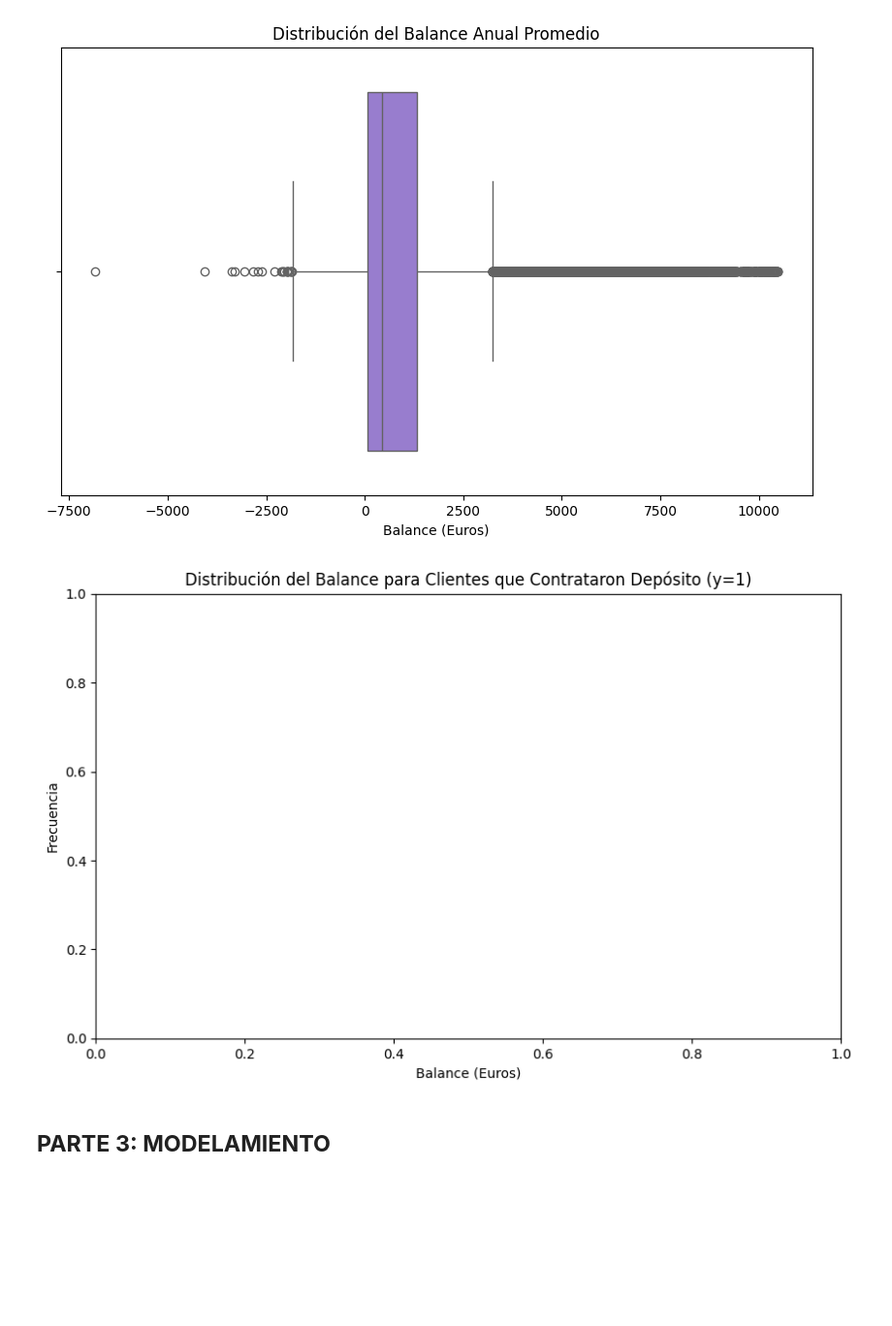
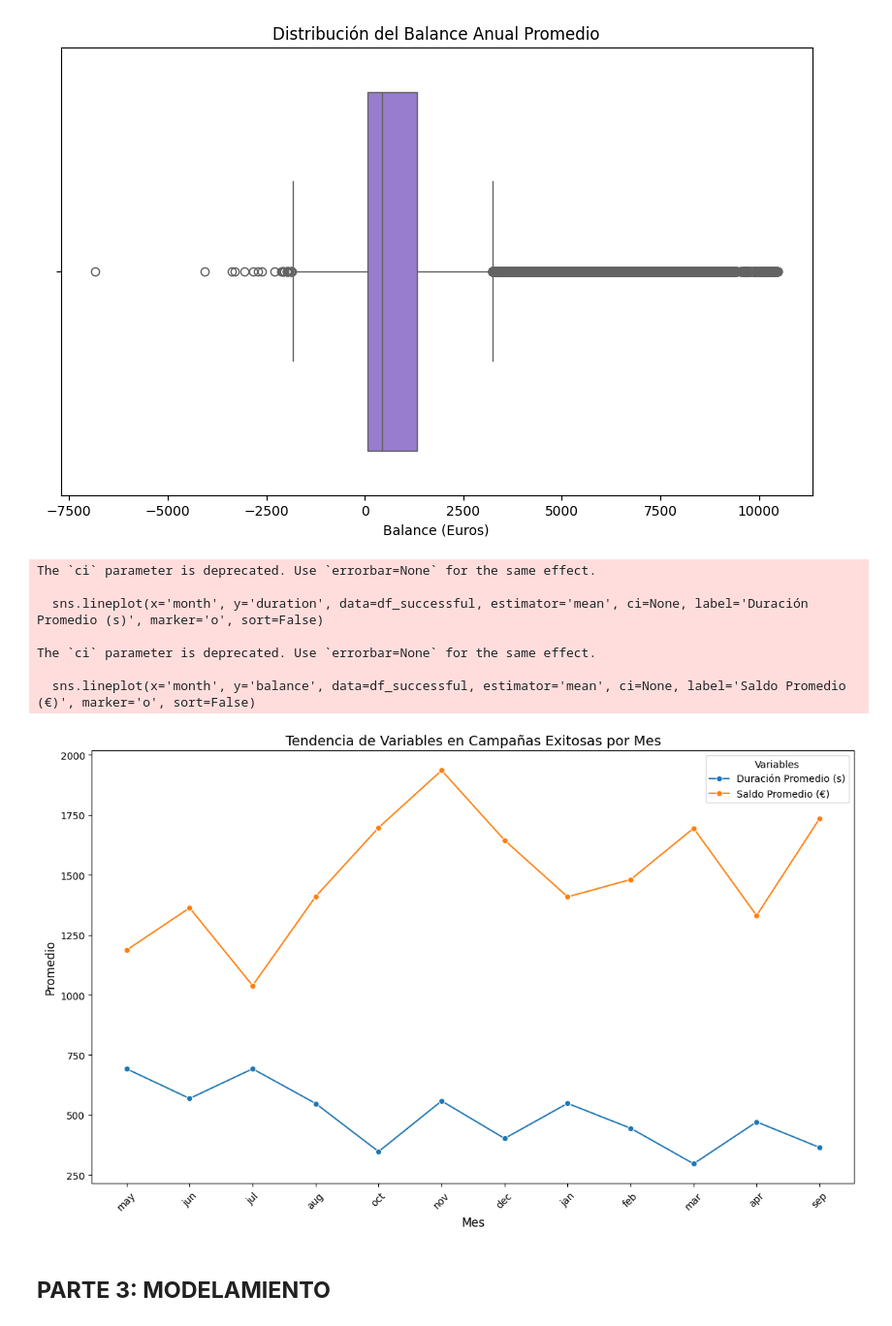
Before and after one commit to TheOneTrueDeQu/PROY2, a Jupyter notebook: PROY2-dataymodelos.ipynb, the cells around one changed output. Shown at 97% size. Drawn from its saved outputs; the diff is of its cells as text; code cells hidden in the pictures; blank space fills up the shorter version.

```diff
--- a/PROY2-dataymodelos.ipynb
+++ b/PROY2-dataymodelos.ipynb
@@ -389,19 +389,38 @@ plt.xlabel('Balance (Euros)')
 plt.show()
 # %% [output]
 [figure]
-# %%
-# Filtrar el DataFrame para cuando y = 1
-df_y_1 = data_clean[data_clean['y'] == 1]
-
-# Gráfico de distribución del balance para los casos en los que y = 1
-plt.figure(figsize=(10, 6))
-sns.histplot(df_y_1['balance'], bins=30, kde=True, color='skyblue')
-plt.title('Distribución del Balance para Clientes que Contrataron Depósito (y=1)')
-plt.xlabel('Balance (Euros)')
-plt.ylabel('Frecuencia')
-plt.show()
-# %% [output]
-[figure, removed]
+# %%
+# Filtrar solo las campañas exitosas (cuando y = 1)
+df_successful = data_clean[data_clean['y'] == 1]
+
+# Configurar el tamaño de la figura
+plt.figure(figsize=(14, 8))
+
+# Asegurarnos de que el eje 'month' esté ordenado cronológicamente
+order = ['jan', 'feb', 'mar', 'apr', 'may', 'jun', 'jul', 'aug', 'sep', 'oct', 'nov', 'dec']
+
+# Gráfico de líneas para la duración promedio de la llamada por mes
+sns.lineplot(x='month', y='duration', data=df_successful, estimator='mean', ci=None, label='Duración Promedio (s)', marker='o', sort=False)
+
+# Gráfico de líneas para el saldo promedio por mes
+sns.lineplot(x='month', y='balance', data=df_successful, estimator='mean', ci=None, label='Saldo Promedio (€)', marker='o', sort=False)
+
+# Configurar títulos y etiquetas
+plt.title('Tendencia de Variables en Campañas Exitosas por Mes', fontsize=14)
+plt.xlabel('Mes', fontsize=12)
+plt.ylabel('Promedio', fontsize=12)
+plt.legend(title='Variables', fontsize=10)
+plt.xticks(rotation=45)
+plt.show()
+# %% [output]
+The `ci` parameter is deprecated. Use `errorbar=None` for the same effect.
+
+  sns.lineplot(x='month', y='duration', data=df_successful, estimator='mean', ci=None, label='Duración Promedio (s)', marker='o', sort=False)
+
+The `ci` parameter is deprecated. Use `errorbar=None` for the same effect.
+
+  sns.lineplot(x='month', y='balance', data=df_successful, estimator='mean', ci=None, label='Saldo Promedio (€)', marker='o', sort=False)
+[figure, added]
 # %% [markdown]
 ## **PARTE 3: MODELAMIENTO**
 # %% [markdown]
```
Also changed, not shown: parts of 19 cells of this notebook.
